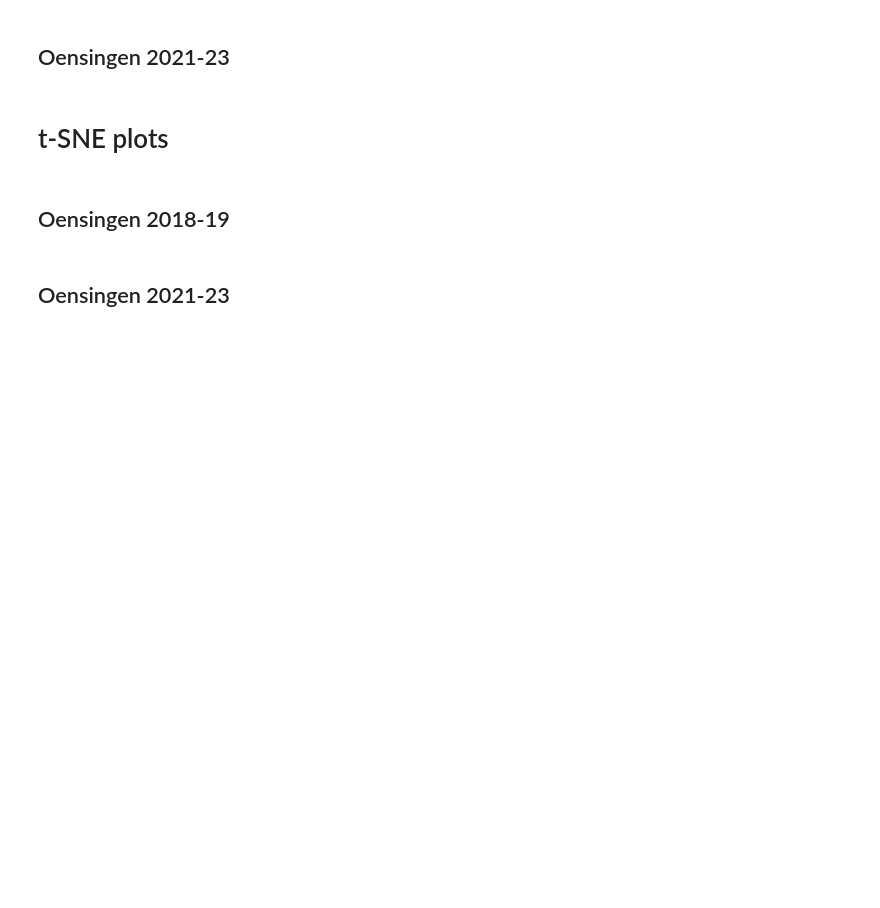
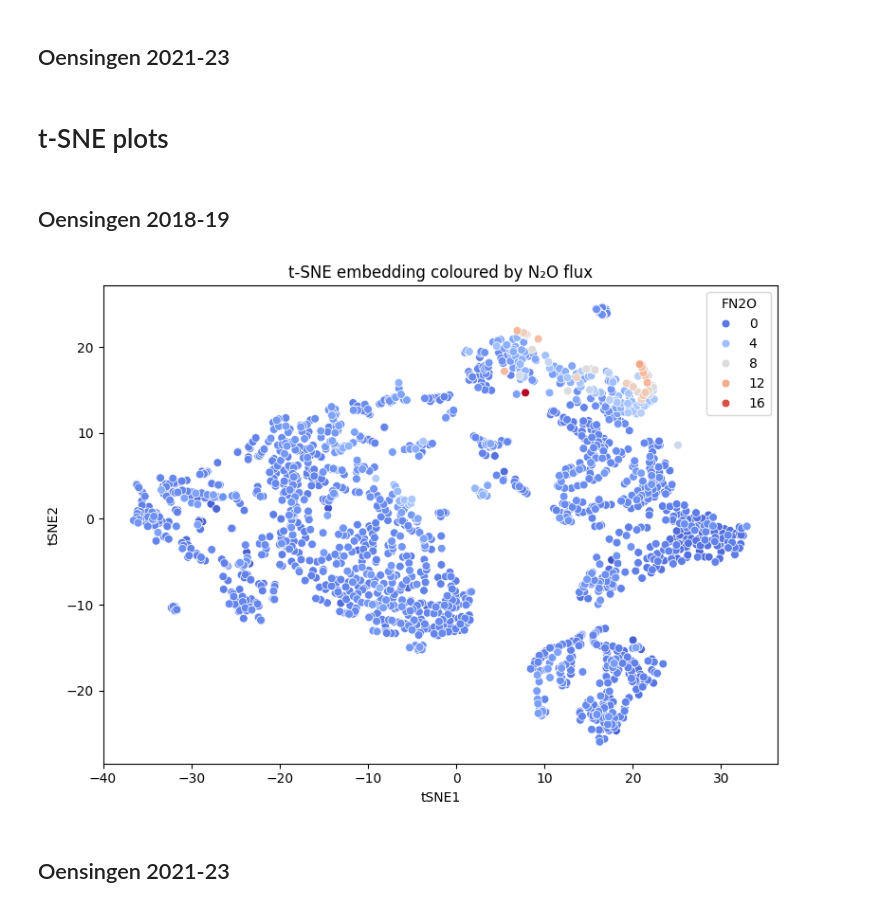
Before and after one commit to AndreasHiropedi/N2O_Emissions_Prediction, a Jupyter notebook: data_exploration/data_exploration_oesingen.ipynb, the cells around one changed output. Cells and saved outputs as stored; diff of their text form; code cells hidden in the pictures; blank space fills up the shorter version.

```diff
--- a/data_exploration/data_exploration_oesingen.ipynb
+++ b/data_exploration/data_exploration_oesingen.ipynb
@@ -253,5 +431,33 @@ oensingen_2.to_csv("../datasets/Oensingen_2021-23_clean.csv")
 # t-SNE plots
 # %% [markdown]
 ## Oensingen 2018-19
+# %%
+from sklearn.preprocessing import StandardScaler
+
+# Drop or fill NaNs
+X_1 = X_1.dropna()
+y_1 = y_1.loc[X_1.index]
+
+# Scale predictors
+X_scaled_1 = StandardScaler().fit_transform(X_1)
+# %%
+from sklearn.manifold import TSNE
+
+tsne_1 = TSNE(n_components=2, perplexity=90, random_state=42)
+X_tsne_1 = tsne_1.fit_transform(X_scaled_1)
+
+tsne_df_1 = pd.DataFrame(X_tsne_1, columns=["tSNE1", "tSNE2"])
+tsne_df_1["FN2O"] = y_1.values
+
+plt.figure(figsize=(8,6))
+sns.scatterplot(
+    data=tsne_df_1, x="tSNE1", y="tSNE2",
+    hue="FN2O", palette="coolwarm", s=40
+)
+plt.title("t-SNE embedding coloured by N₂O flux")
+plt.tight_layout()
+plt.show()
+# %% [output]
+[figure, added]
 # %% [markdown]
 ## Oensingen 2021-23
```
Also changed, not shown: parts of 11 cells of this notebook.
